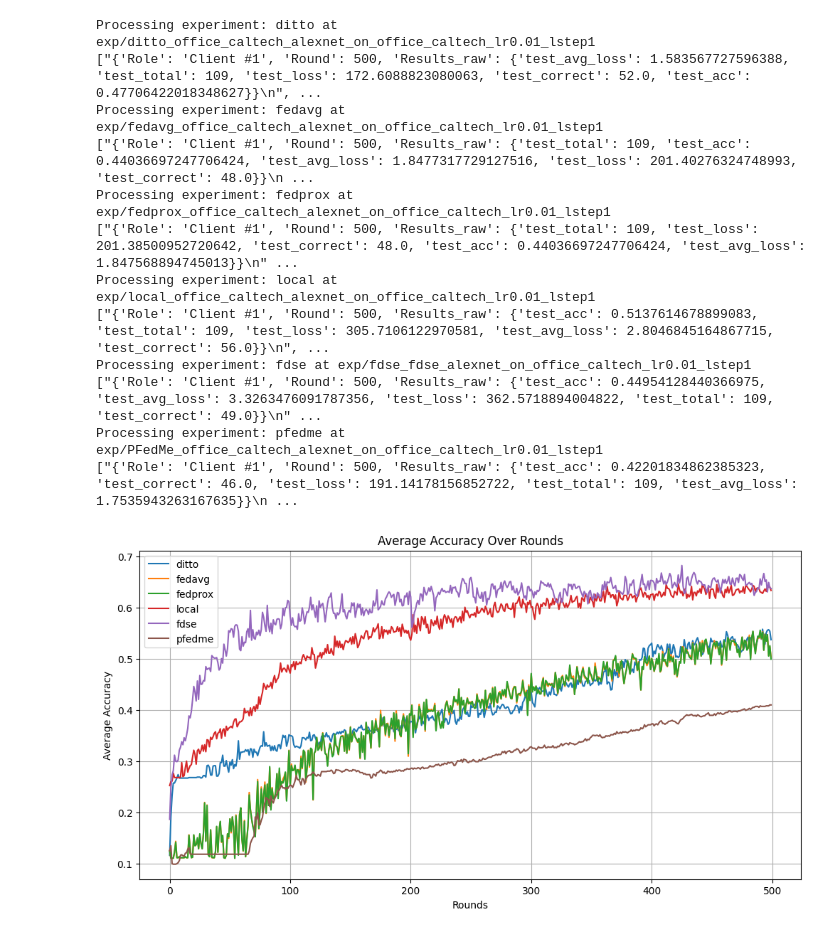
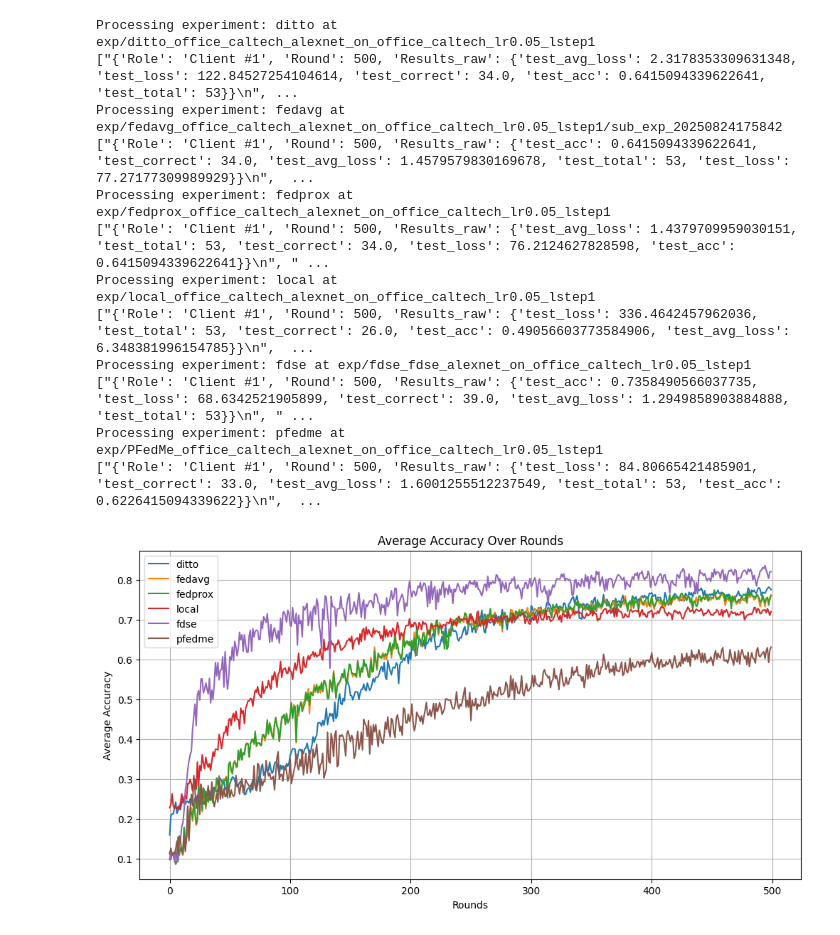
Before and after one commit to lzy756/FederatedScope, a Jupyter notebook: exp_analyze.ipynb, the cells around one changed output. Drawn from its saved outputs; the diff is of its cells as text; code cells hidden in the pictures.

```diff
--- a/exp_analyze.ipynb
+++ b/exp_analyze.ipynb
@@ -110,36 +91,35 @@ Processing experiment: pfedme at exp/PFedMe_pacs_resnet10_on_pacs_lr0.01_lstep1
 # %%
 USERS = 10
 ROUNDS = 500
 exp_paths = {
-    "ditto": "exp/ditto_office_caltech_alexnet_on_office_caltech_lr0.01_lstep1",
-    "fedavg": "exp/fedavg_office_caltech_alexnet_on_office_caltech_lr0.01_lstep1",
-    "fedprox": "exp/fedprox_office_caltech_alexnet_on_office_caltech_lr0.01_lstep1",
-    "local": "exp/local_office_caltech_alexnet_on_office_caltech_lr0.01_lstep1",
-    # "mix": "exp/mix_office_caltech_alexnet_on_office_caltech_lr0.01_lstep1",
-    "fdse": "exp/fdse_fdse_alexnet_on_office_caltech_lr0.01_lstep1",
-    "pfedme": "exp/PFedMe_office_caltech_alexnet_on_office_caltech_lr0.01_lstep1"
+    "ditto": "exp/ditto_office_caltech_alexnet_on_office_caltech_lr0.05_lstep1",
+    "fedavg": "exp/fedavg_office_caltech_alexnet_on_office_caltech_lr0.05_lstep1/sub_exp_20250824175842",
+    "fedprox": "exp/fedprox_office_caltech_alexnet_on_office_caltech_lr0.05_lstep1",
+    "local": "exp/local_office_caltech_alexnet_on_office_caltech_lr0.05_lstep1",
+    "fdse": "exp/fdse_fdse_alexnet_on_office_caltech_lr0.05_lstep1",
+    "pfedme": "exp/PFedMe_office_caltech_alexnet_on_office_caltech_lr0.05_lstep1"
 }
 exp_acc_for_users = {}
 exp_acc_for_rounds = {}
 for exp_name, exp_path in exp_paths.items():
     print(f"Processing experiment: {exp_name} at {exp_path}")
     acc_list = get_acc_list(f"{exp_path}/eval_results.log", USERS)
     avg_acc_list = get_avg_acc_list(f"{exp_path}/eval_results.log", ROUNDS)
     exp_acc_for_users[exp_name] = acc_list
     exp_acc_for_rounds[exp_name] = avg_acc_list
 plot_avg_accuracy(exp_acc_for_rounds)
 plot_user_accuracy(exp_acc_for_users)
 # %% [output]
-Processing experiment: ditto at exp/ditto_office_caltech_alexnet_on_office_caltech_lr0.01_lstep1
-["{'Role': 'Client #1', 'Round': 500, 'Results_raw': {'test_avg_loss': 1.583567727596388, 'test_total': 109, 'test_loss': 172.6088823080063, 'test_correct': 52.0, 'test_acc': 0.47706422018348627}}\n", ...
-Processing experiment: fedavg at exp/fedavg_office_caltech_alexnet_on_office_caltech_lr0.01_lstep1
-["{'Role': 'Client #1', 'Round': 500, 'Results_raw': {'test_total': 109, 'test_acc': 0.44036697247706424, 'test_avg_loss': 1.8477317729127516, 'test_loss': 201.40276324748993, 'test_correct': 48.0}}\n ...
-Processing experiment: fedprox at exp/fedprox_office_caltech_alexnet_on_office_caltech_lr0.01_lstep1
-["{'Role': 'Client #1', 'Round': 500, 'Results_raw': {'test_total': 109, 'test_loss': 201.38500952720642, 'test_correct': 48.0, 'test_acc': 0.44036697247706424, 'test_avg_loss': 1.847568894745013}}\n" ...
-Processing experiment: local at exp/local_office_caltech_alexnet_on_office_caltech_lr0.01_lstep1
-["{'Role': 'Client #1', 'Round': 500, 'Results_raw': {'test_acc': 0.5137614678899083, 'test_total': 109, 'test_loss': 305.7106122970581, 'test_avg_loss': 2.8046845164867715, 'test_correct': 56.0}}\n", ...
-Processing experiment: fdse at exp/fdse_fdse_alexnet_on_office_caltech_lr0.01_lstep1
-["{'Role': 'Client #1', 'Round': 500, 'Results_raw': {'test_acc': 0.44954128440366975, 'test_avg_loss': 3.3263476091787356, 'test_loss': 362.5718894004822, 'test_total': 109, 'test_correct': 49.0}}\n" ...
-Processing experiment: pfedme at exp/PFedMe_office_caltech_alexnet_on_office_caltech_lr0.01_lstep1
-["{'Role': 'Client #1', 'Round': 500, 'Results_raw': {'test_acc': 0.42201834862385323, 'test_correct': 46.0, 'test_loss': 191.14178156852722, 'test_total': 109, 'test_avg_loss': 1.7535943263167635}}\n ...
+Processing experiment: ditto at exp/ditto_office_caltech_alexnet_on_office_caltech_lr0.05_lstep1
+["{'Role': 'Client #1', 'Round': 500, 'Results_raw': {'test_avg_loss': 2.3178353309631348, 'test_loss': 122.84527254104614, 'test_correct': 34.0, 'test_acc': 0.6415094339622641, 'test_total': 53}}\n", ...
+Processing experiment: fedavg at exp/fedavg_office_caltech_alexnet_on_office_caltech_lr0.05_lstep1/sub_exp_20250824175842
+["{'Role': 'Client #1', 'Round': 500, 'Results_raw': {'test_acc': 0.6415094339622641, 'test_correct': 34.0, 'test_avg_loss': 1.4579579830169678, 'test_total': 53, 'test_loss': 77.27177309989929}}\n",  ...
+Processing experiment: fedprox at exp/fedprox_office_caltech_alexnet_on_office_caltech_lr0.05_lstep1
+["{'Role': 'Client #1', 'Round': 500, 'Results_raw': {'test_avg_loss': 1.4379709959030151, 'test_total': 53, 'test_correct': 34.0, 'test_loss': 76.2124627828598, 'test_acc': 0.6415094339622641}}\n", " ...
+Processing experiment: local at exp/local_office_caltech_alexnet_on_office_caltech_lr0.05_lstep1
+["{'Role': 'Client #1', 'Round': 500, 'Results_raw': {'test_loss': 336.4642457962036, 'test_total': 53, 'test_correct': 26.0, 'test_acc': 0.49056603773584906, 'test_avg_loss': 6.348381996154785}}\n",  ...
+Processing experiment: fdse at exp/fdse_fdse_alexnet_on_office_caltech_lr0.05_lstep1
+["{'Role': 'Client #1', 'Round': 500, 'Results_raw': {'test_acc': 0.7358490566037735, 'test_loss': 68.6342521905899, 'test_correct': 39.0, 'test_avg_loss': 1.2949858903884888, 'test_total': 53}}\n", " ...
+Processing experiment: pfedme at exp/PFedMe_office_caltech_alexnet_on_office_caltech_lr0.05_lstep1
+["{'Role': 'Client #1', 'Round': 500, 'Results_raw': {'test_loss': 84.80665421485901, 'test_correct': 33.0, 'test_avg_loss': 1.6001255512237549, 'test_total': 53, 'test_acc': 0.6226415094339622}}\n",  ...
-[figure, old version]
+[figure, new version]
```
Also changed, not shown: parts of 3 cells of this notebook, 15 other files.
